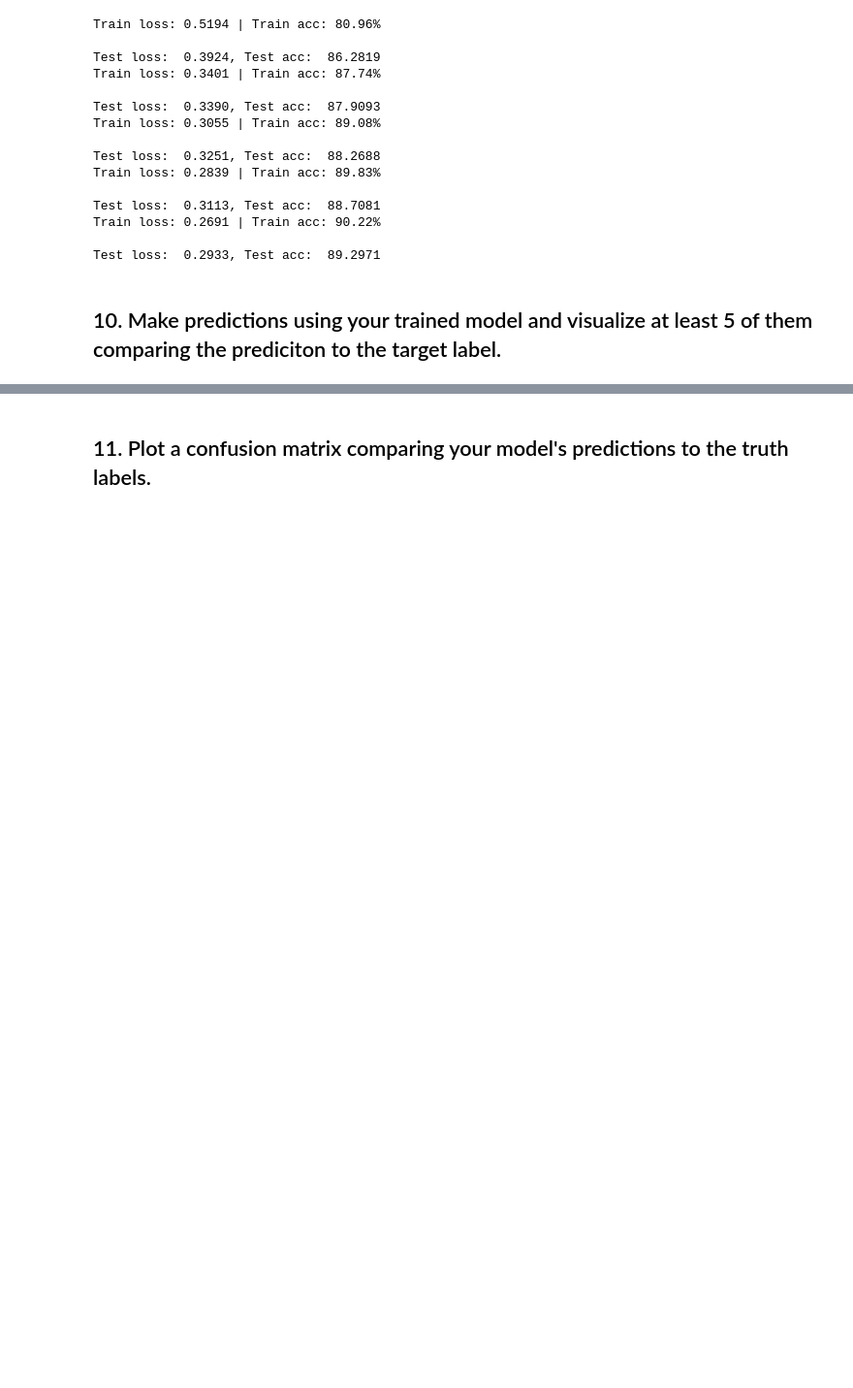
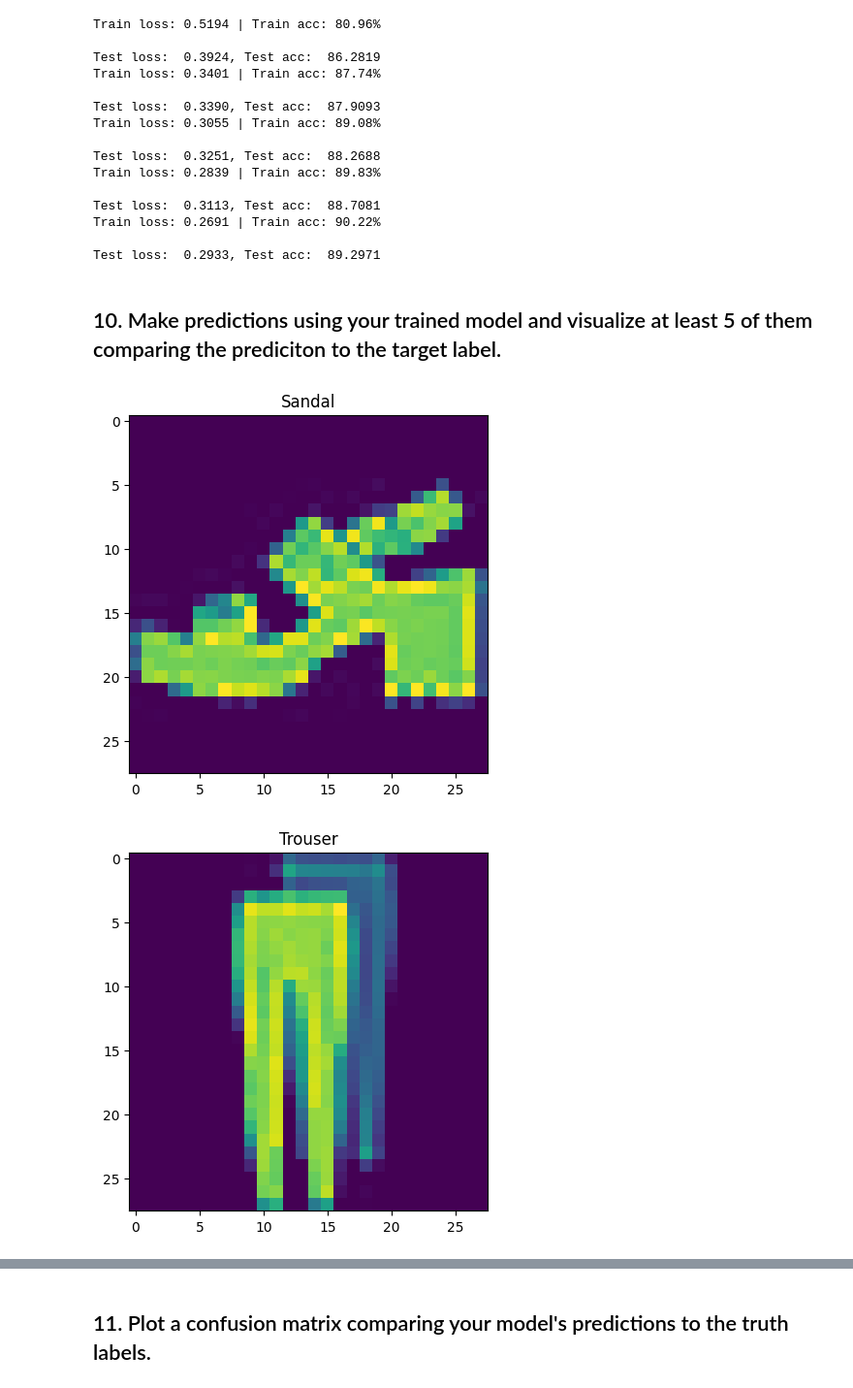
Before and after one commit to AeroEng16/machine-learning-with-python-logistic-regression-3211129, a Jupyter notebook: extras/exercises/03_pytorch_computer_vision_exercises.ipynb, the cells around one changed output, grey strips where cells are left out. Shown: that part at 97% size. Saved outputs shown, nothing was run; the diff lists cells and outputs as text; code cells hidden in the pictures; blank space fills up the shorter version.

```diff
--- a/extras/exercises/03_pytorch_computer_vision_exercises.ipynb
+++ b/extras/exercises/03_pytorch_computer_vision_exercises.ipynb
@@ -360,11 +360,18 @@ def make_predictions(model:torch.nn.Module,
   return torch.stack(pred_probs)
 # %%
 import random
+import itertools
 random.seed(42)
 test_samples = []
 test_labels = []
 for sample,label in random.sample(list(testData),k=9):
   test_samples.append(sample)
   test_labels.append(label)
 
-for
+for sample,label in zip(test_samples,test_labels):
+  plt.imshow(sample.squeeze())
+  plt.title(labels_map[label])
+  plt.show()
+# %% [output]
+[figure, added]
+[figure, added]
```
Also changed, not shown: parts of 1 cell of this notebook.
